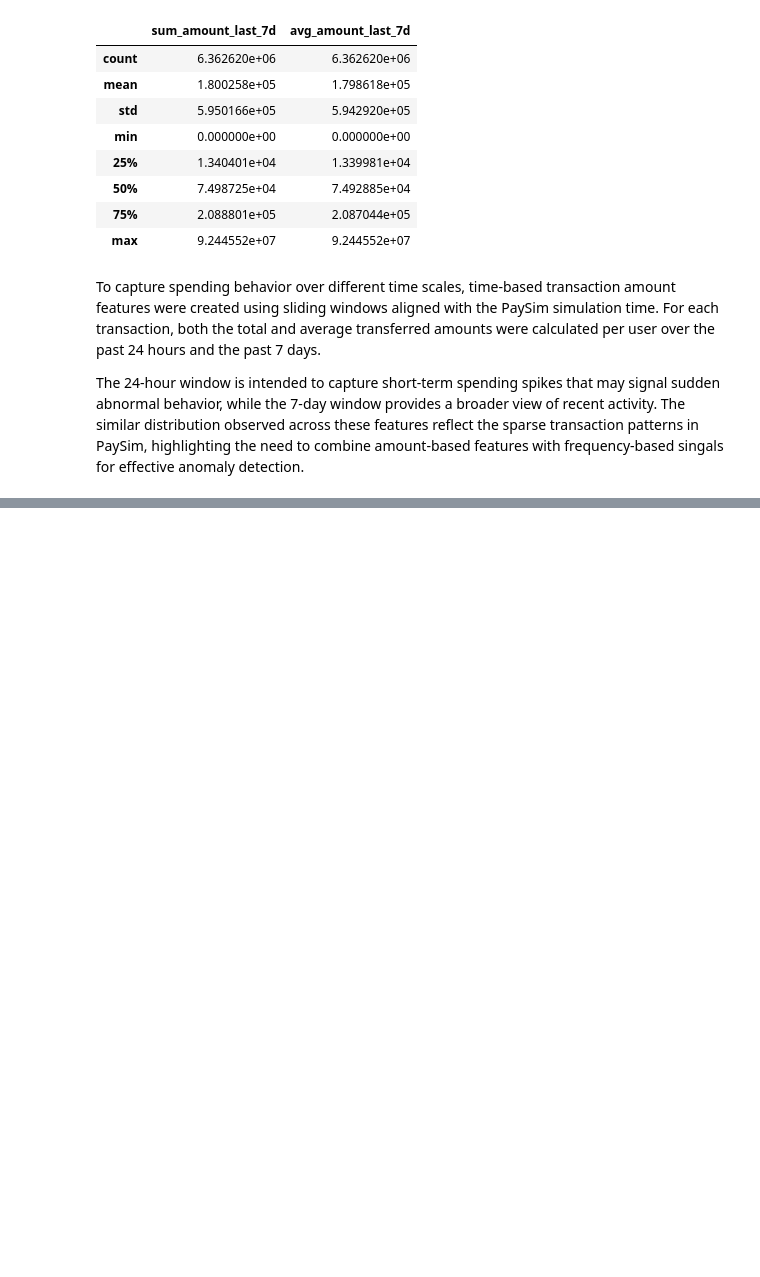
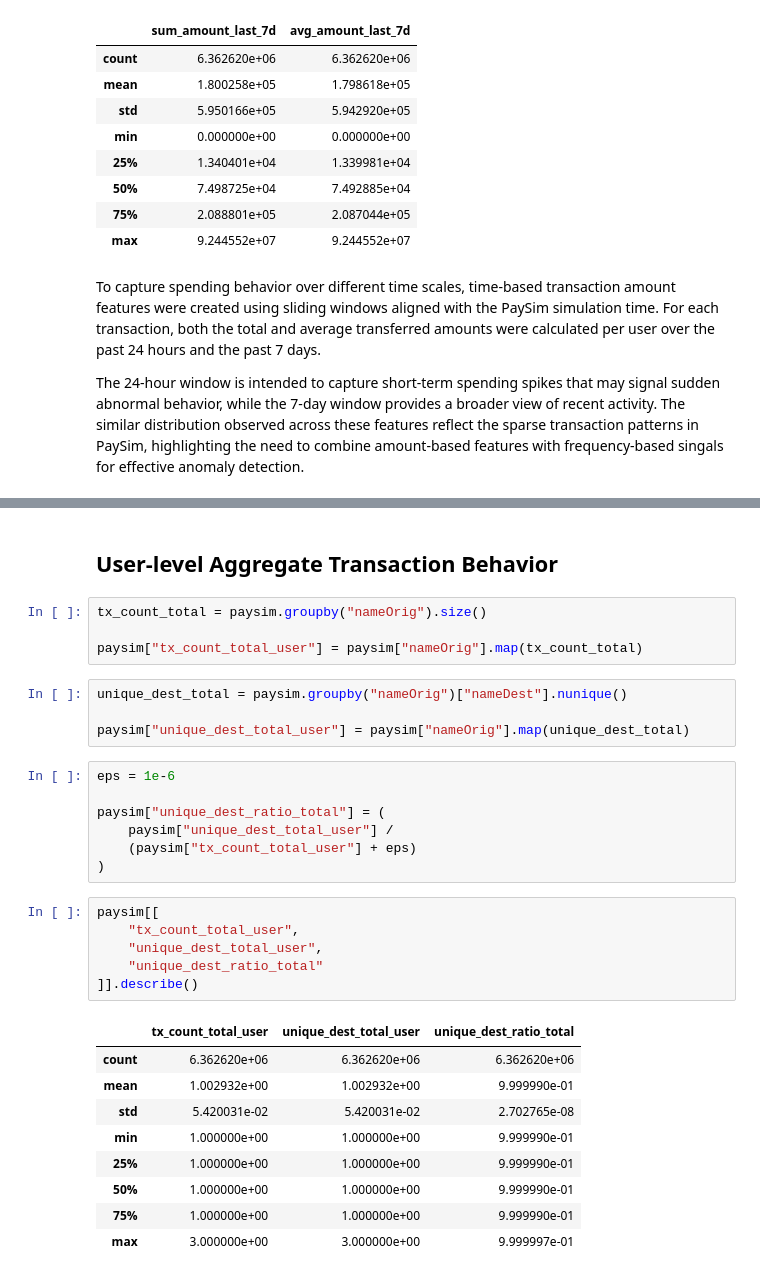
Before and after one commit to thisisehyas/Financial-Fraud-Detection-System, a Jupyter notebook: notebooks/feature_engineering.ipynb, the cells around one changed output, grey strips where cells are left out. Drawn from its saved outputs; the diff is of its cells as text; blank space fills up the shorter version.

```diff
--- a/notebooks/feature_engineering.ipynb
+++ b/notebooks/feature_engineering.ipynb
@@ -191,0 +303,33 @@ The 24-hour window is intended to capture short-term spending spikes that may si
+# %% [markdown]
+## User-level Aggregate Transaction Behavior
+# %%
+tx_count_total = paysim.groupby("nameOrig").size()
+
+paysim["tx_count_total_user"] = paysim["nameOrig"].map(tx_count_total)
+# %%
+unique_dest_total = paysim.groupby("nameOrig")["nameDest"].nunique()
+
+paysim["unique_dest_total_user"] = paysim["nameOrig"].map(unique_dest_total)
+# %%
+eps = 1e-6
+
+paysim["unique_dest_ratio_total"] = (
+    paysim["unique_dest_total_user"] /
+    (paysim["tx_count_total_user"] + eps)
+)
+# %%
+paysim[[
+    "tx_count_total_user",
+    "unique_dest_total_user",
+    "unique_dest_ratio_total"
+]].describe()
+# %% [output]
+|  | tx_count_total_user | unique_dest_total_user | unique_dest_ratio_total |
+| count | 6.362620e+06 | 6.362620e+06 | 6.362620e+06 |
+| mean | 1.002932e+00 | 1.002932e+00 | 9.999990e-01 |
+| std | 5.420031e-02 | 5.420031e-02 | 2.702765e-08 |
+| min | 1.000000e+00 | 1.000000e+00 | 9.999990e-01 |
+| 25% | 1.000000e+00 | 1.000000e+00 | 9.999990e-01 |
+| 50% | 1.000000e+00 | 1.000000e+00 | 9.999990e-01 |
+| 75% | 1.000000e+00 | 1.000000e+00 | 9.999990e-01 |
+| max | 3.000000e+00 | 3.000000e+00 | 9.999997e-01 |
```
Also changed, not shown: parts of 12 cells of this notebook.
